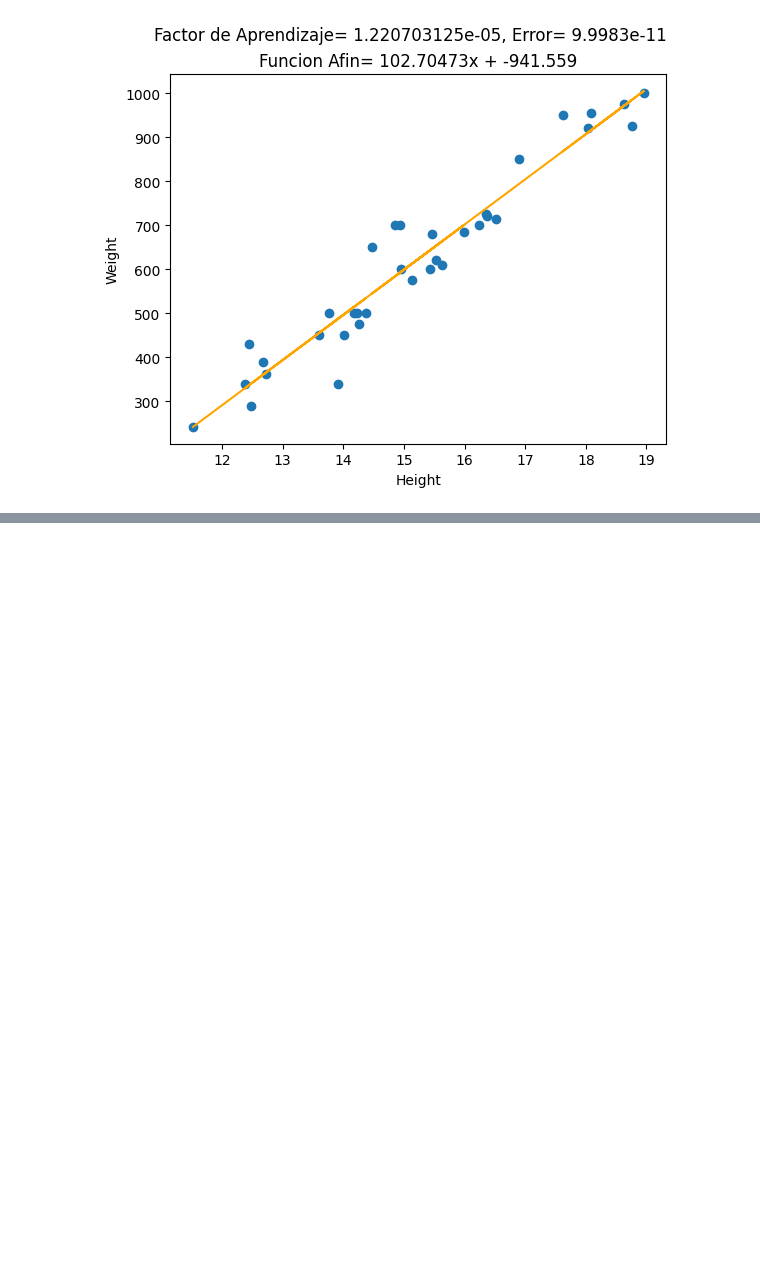
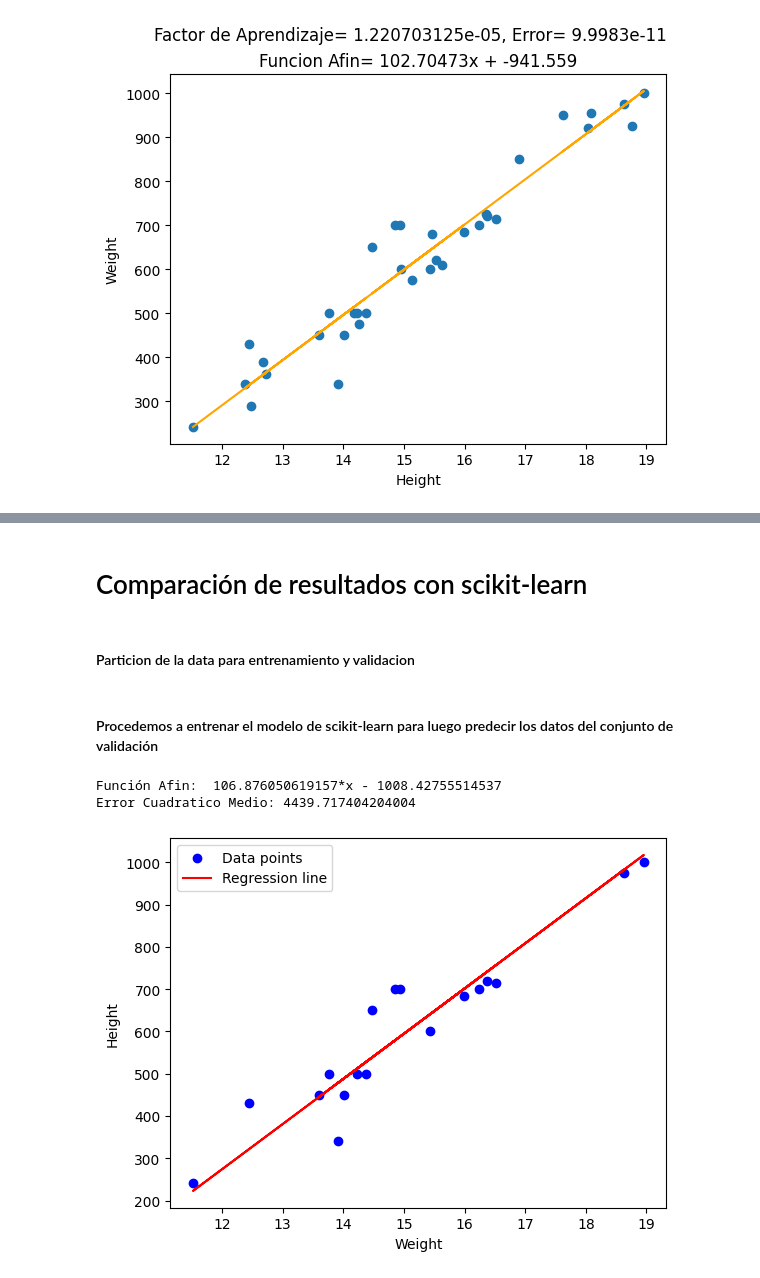
Before and after one commit to fransbompart/AI_UCAB, a Jupyter notebook: linear regression/FIA_p2_Alonso_Bompart.ipynb, the cells around one changed output, grey strips where cells are left out. Cells and saved outputs as stored; diff of their text form; code cells hidden in the pictures; blank space fills up the shorter version.

```diff
--- a/linear regression/FIA_p2_Alonso_Bompart.ipynb
+++ b/linear regression/FIA_p2_Alonso_Bompart.ipynb
@@ -222,0 +324,39 @@ plt.plot(xi,fi, color='orange',  label=f)
+# %% [markdown]
+<h1>Comparación de resultados con scikit-learn</h1>
+# %% [markdown]
+<h4>Particion de la data para entrenamiento y validacion</h4>
+# %%
+x_train = np.array(xi).reshape(-1,1)
+y_train = np.array(yi)
+
+x_train, x_validation, y_train, y_validation = train_test_split(x_train, y_train, test_size=0.5, random_state=42)
+# %% [markdown]
+<h4>Procedemos a entrenar el modelo de scikit-learn para luego predecir los datos del conjunto de validación</h4>
+# %%
+model = LinearRegression()
+
+model.fit(x_train, y_train)
+m = model.coef_[0]
+b = model.intercept_
+
+y_pred = model.predict(x_validation)
+
+residuals = y_validation - y_pred
+squared_residuals = residuals ** 2
+mse = np.mean(squared_residuals)
+
+f = m*x + b
+
+print("Función Afin: ", f)
+print(f"Error Cuadratico Medio: {mse}")
+
+plt.scatter(x_validation, y_validation, color='blue', label='Data points')
+plt.plot(x_validation, y_pred, color='red', label='Regression line')
+plt.xlabel('Weight')
+plt.ylabel('Height')
+plt.legend()
+plt.show()
+# %% [output]
+Función Afin:  106.876050619157*x - 1008.42755514537
+Error Cuadratico Medio: 4439.717404204004
+[figure, added]
```
Also changed, not shown: parts of 9 cells of this notebook.
